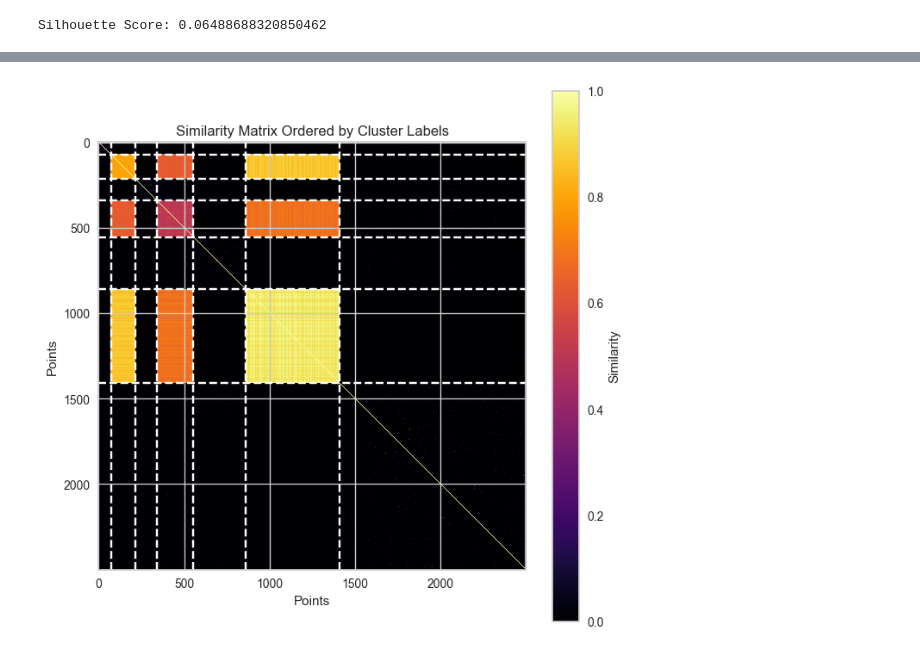
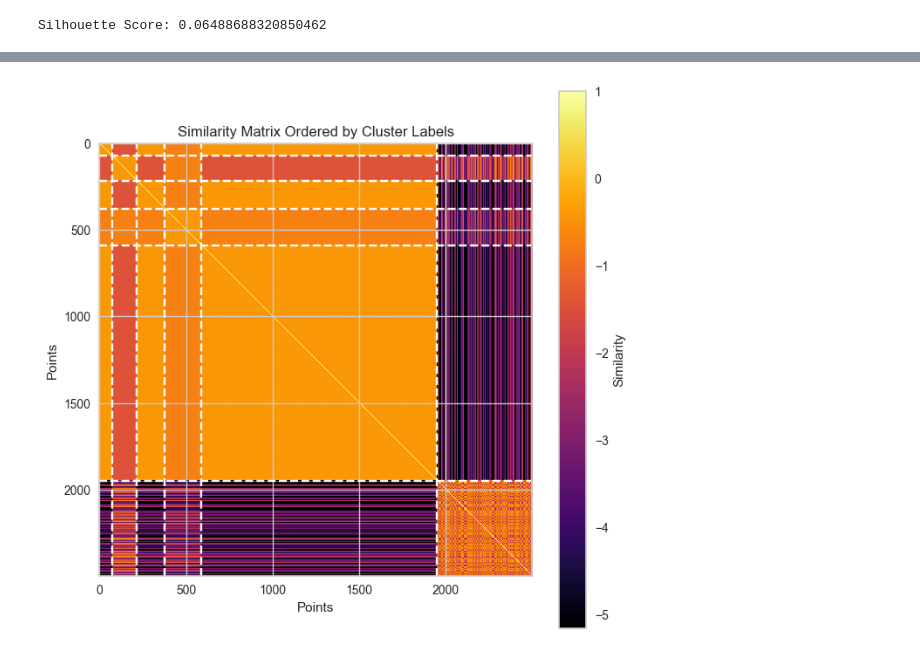
Before and after one commit to MaksimKarnaukh/DataMining, a Jupyter notebook: Assignment3/src/clustering.ipynb, the cells around one changed output, grey strips where cells are left out. Drawn from its saved outputs; the diff is of its cells as text; code cells hidden in the pictures.

Commit message:
cluster validity all 3 methods, cleanup 1

```diff
--- a/Assignment3/src/clustering.ipynb
+++ b/Assignment3/src/clustering.ipynb
@@ -873,8 +872,8 @@ plot_similarity_matrix(df.values, clusters)
 # %%
-kmeans = KMeans(n_clusters=7, random_state=42)
+kmeans = KMeans(n_clusters=6, random_state=42)
 clusters = kmeans.fit_predict(cosine_distances(vectorized_data_df))
 
-plot_similarity_matrix(vectorized_data_df, clusters, metric='cosine')
+plot_similarity_matrix(vectorized_data_df, clusters, metric='euclidean')
 # %% [output]
-[figure, old version]
+[figure, new version]
 # %%
```
Also changed, not shown: parts of 6 cells of this notebook, 1 other file.
